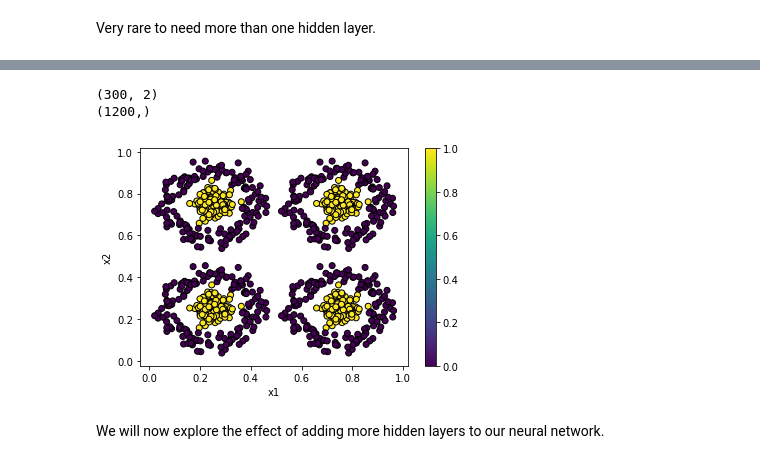
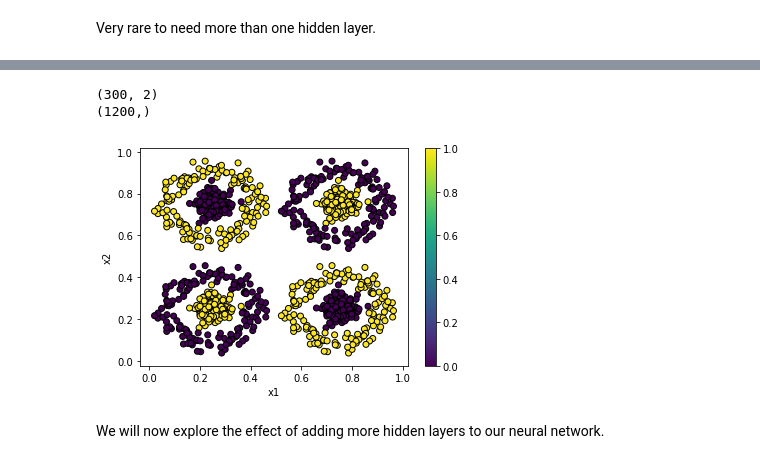
Before and after one commit to vais-ral/CCPi-ML, a Jupyter notebook: Jupyter_Notebooks/Keras_101_3_Layer_Number.ipynb, the cells around one changed output, grey strips where cells are left out. Saved outputs shown, nothing was run; the diff lists cells and outputs as text; code cells hidden in the pictures.

```diff
--- a/Jupyter_Notebooks/Keras_101_3_Layer_Number.ipynb
+++ b/Jupyter_Notebooks/Keras_101_3_Layer_Number.ipynb
@@ -28,38 +36,45 @@ features_circle[:,1] = (features_circle[:,1]+1.5)/6.0
 features_circle2 = features_circle.copy()
 features_circle2[:,0] = features_circle[:,0]+0.5
 
+oneFilter = labels_circle ==1
+zeroFilter = labels_circle ==0
+labels_circle2 = labels_circle.copy()
+labels_circle2[oneFilter] = 0
+labels_circle2[zeroFilter] = 1
+
+
 features_circle3 = features_circle.copy()
 features_circle3[:,1] = features_circle[:,1]+0.5
 
 features_circle4 = features_circle.copy()
 features_circle4[:,1] = features_circle[:,1]+0.5
 features_circle4[:,0] = features_circle[:,0]+0.5
 
 
 
 print(features_circle.shape)
 features_circle = np.append(features_circle,features_circle2, axis=0)
-labels_circle = np.append(labels_circle,labels_circle1, axis=0)
+labels_circle = np.append(labels_circle,labels_circle2, axis=0)
 features_circle = np.append(features_circle,features_circle3, axis=0)
-labels_circle = np.append(labels_circle,labels_circle1, axis=0)
+labels_circle = np.append(labels_circle,labels_circle2, axis=0)
 features_circle = np.append(features_circle,features_circle4, axis=0)
 labels_circle = np.append(labels_circle,labels_circle1, axis=0)
 print(labels_circle.shape)
 
 x1_min = np.amin(features_circle[:,0])
 x1_max = np.amax(features_circle[:,0])
 x2_min = np.amin(features_circle[:,1])
 x2_max = np.amax(features_circle[:,1])
 
 plt.scatter(features_circle[:,0],features_circle[:,1],edgecolor="black",linewidth=1,c=labels_circle)
 plt.xlabel("x1")
 plt.ylabel("x2")
 plt.colorbar()
 plt.show()
 # %% [output]
 (300, 2)
 (1200,)
-[figure, old version]
+[figure, new version]
 # %% [markdown]
 We will now explore the effect of adding more hidden layers to our neural network.
 # %% [markdown]
```
Also changed, not shown: parts of 11 cells of this notebook.
